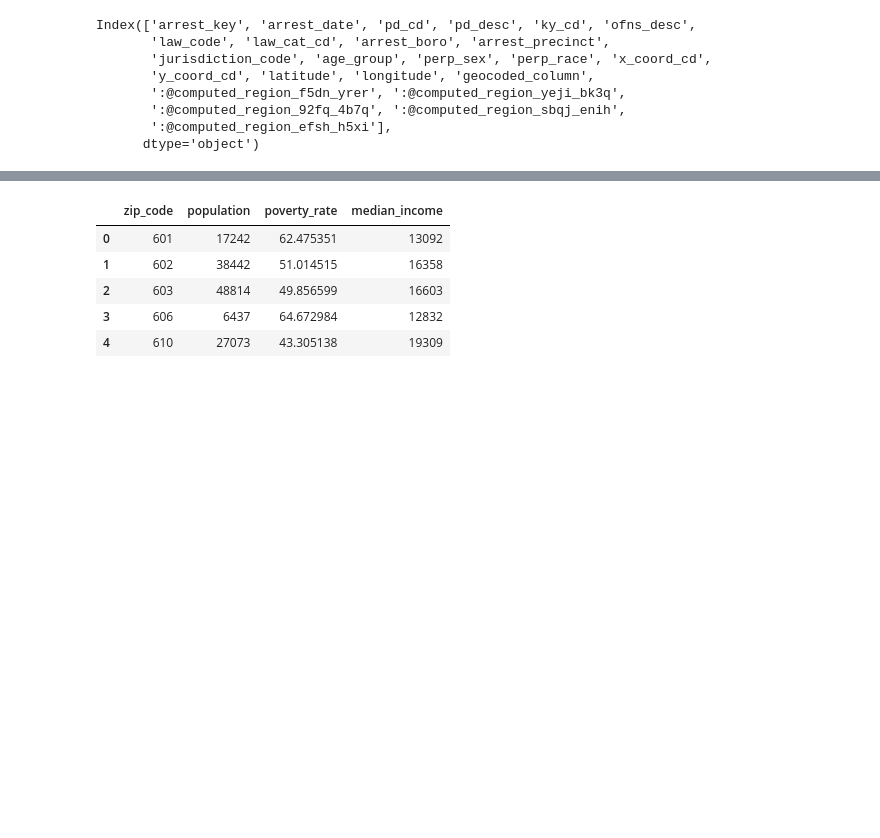
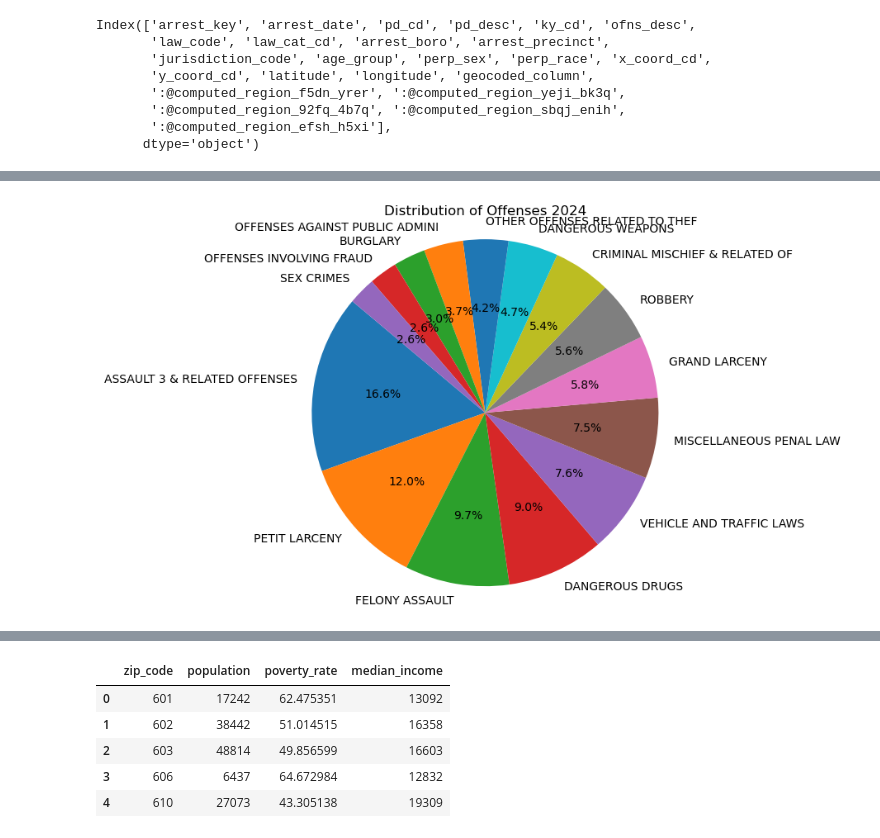
Before and after one commit to amos6224/group5-project1, a Jupyter notebook: group5-project1.ipynb, the cells around one changed output, grey strips where cells are left out. Saved outputs shown, nothing was run; the diff lists cells and outputs as text; code cells hidden in the pictures; blank space fills up the shorter version.

```diff
--- a/group5-project1.ipynb
+++ b/group5-project1.ipynb
@@ -162,11 +167,11 @@ query_url = base_url + "$limit=50000"
 response = requests.get(query_url).json()
 # Create a DataFrame
 try:
-    ytd_df = pd.DataFrame(response)
+    original_df = pd.DataFrame(response)
 except :
     print("Something went wrong...")
 # Display original df
-ytd_df
+original_df
 # %% [output]
 |  | arrest_key | arrest_date | pd_cd | pd_desc | ky_cd | ofns_desc | law_code | law_cat_cd | arrest_boro | ... |
 | 0 | 280255493 | 2024-01-10T00:00:00.000 | 397 | ROBBERY,OPEN AREA UNCLASSIFIED | 105 | ROBBERY | PL 1601001 | F | M | ... |
@@ -213,4 +218,7 @@ Index(['arrest_key', 'arrest_date', 'pd_cd', 'pd_desc', 'ky_cd', 'ofns_desc',
        ':@computed_region_efsh_h5xi'],
       dtype='object')
 # %%
-ytd_df.drop(columns=['pd_cd','pd_desc','law_cat_cd','arrest_key','arrest_precinct','x_coord_cd', 'y_coord_cd', 'ky_cd', 'jurisdiction_code', ':@computed_region_f5dn_yrer', ':@computed_region_yeji_bk3q'], inplace=True)
+original_df.drop(columns=['pd_cd','pd_desc','law_cat_cd','arrest_key','arrest_precinct','x_coord_cd', 'y_coord_cd', 'ky_cd',\
+                           'jurisdiction_code', ':@computed_region_f5dn_yrer', ':@computed_region_yeji_bk3q',\
+                            ':@computed_region_92fq_4b7q', ':@computed_region_sbqj_enih', ':@computed_region_efsh_h5xi',\
+                                'law_code'], inplace=True)
@@ -250,4 +248,4 @@ Index(['arrest_date', 'ofns_desc', 'law_code', 'arrest_boro', 'age_group',
 # %%
-ytd_df.rename(columns=new_column_names,inplace=True)
-ytd_df.columns
+original_df.rename(columns=new_column_names,inplace=True)
+original_df.columns
 # %% [output]
@@ -294,0 +289,7 @@ Name: count, dtype: int64
+# %%
+offense_counts_2024 = original_df['Offense description'].value_counts()
+# Sort offenses by counts in descending order
+sorted_offenses_2024 = offense_counts_2024.sort_values(ascending=False)
+top_15_offenses_2024 = sorted_offenses_2024.head(15)
+# Select the top 5 offenses 2024
+top_5_offenses_2024 = sorted_offenses_2024.head(5)
@@ -294,0 +301,5 @@ Name: count, dtype: int64
+# %%
+# Plot the top 15 offenses 2024
+showPieChart(top_15_offenses_2024,"2024")
+# %% [output]
+[figure, added]
```
Also changed, not shown: parts of 21 cells of this notebook.
